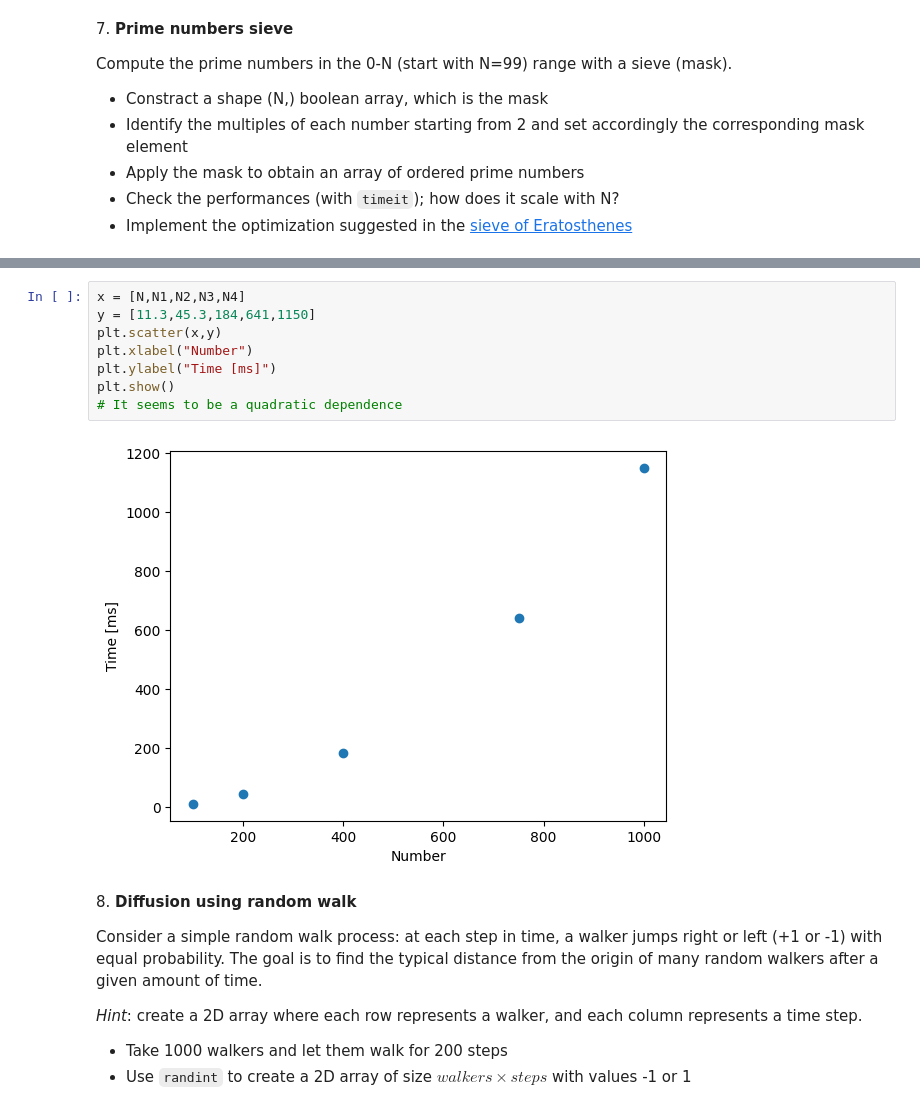
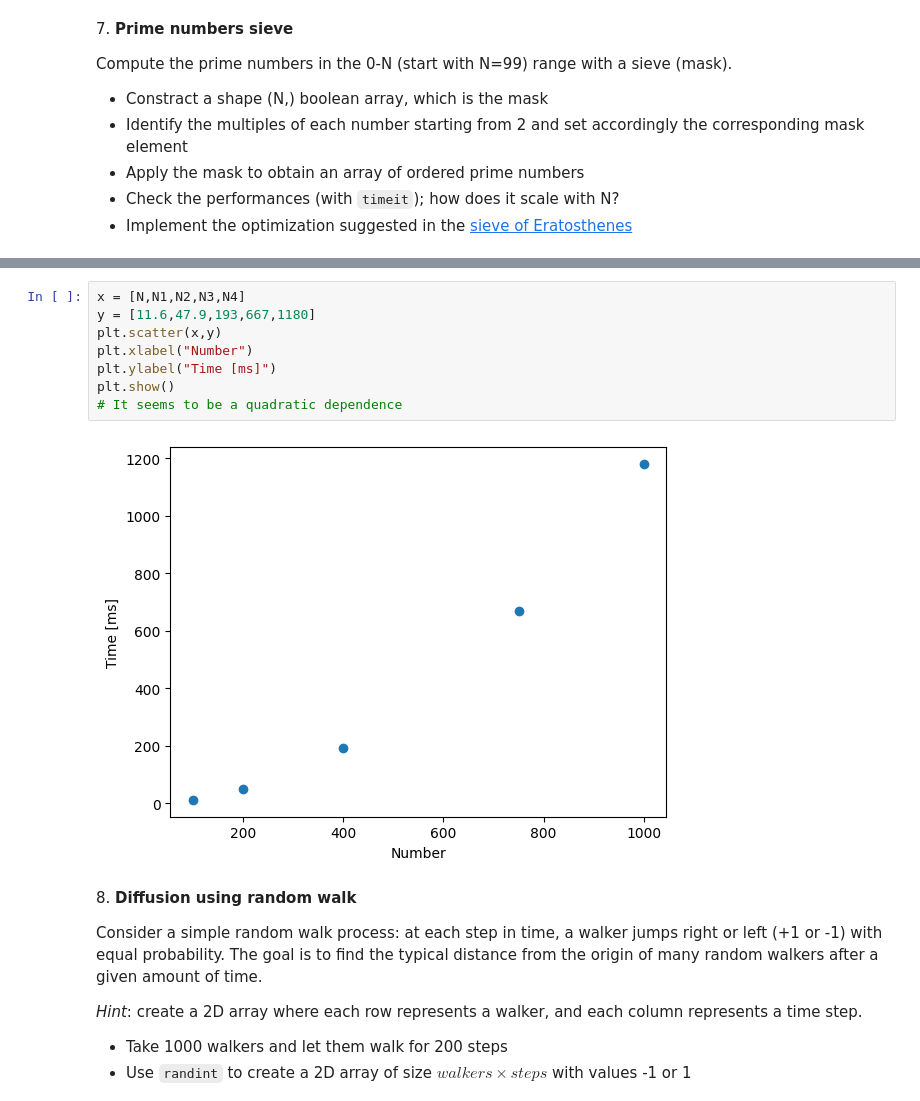
Before and after one commit to zucchett/ScientificComputingWithPython2022, a Jupyter notebook: 04ex_numpy.ipynb, the cells around one changed output, grey strips where cells are left out. Saved outputs shown, nothing was run; the diff lists cells and outputs as text.

```diff
--- a/04ex_numpy.ipynb
+++ b/04ex_numpy.ipynb
@@ -339,13 +339,13 @@ print(e[my_alg(N4)])
 # %%
 x = [N,N1,N2,N3,N4]
-y = [11.3,45.3,184,641,1150]
+y = [11.6,47.9,193,667,1180]
 plt.scatter(x,y)
 plt.xlabel("Number")
 plt.ylabel("Time [ms]")
 plt.show()
 # It seems to be a quadratic dependence
 # %% [output]
-[figure, old version]
+[figure, new version]
 # %% [markdown]
 8\. **Diffusion using random walk**
 
```
Also changed, not shown: parts of 7 cells of this notebook, 2 other files.
